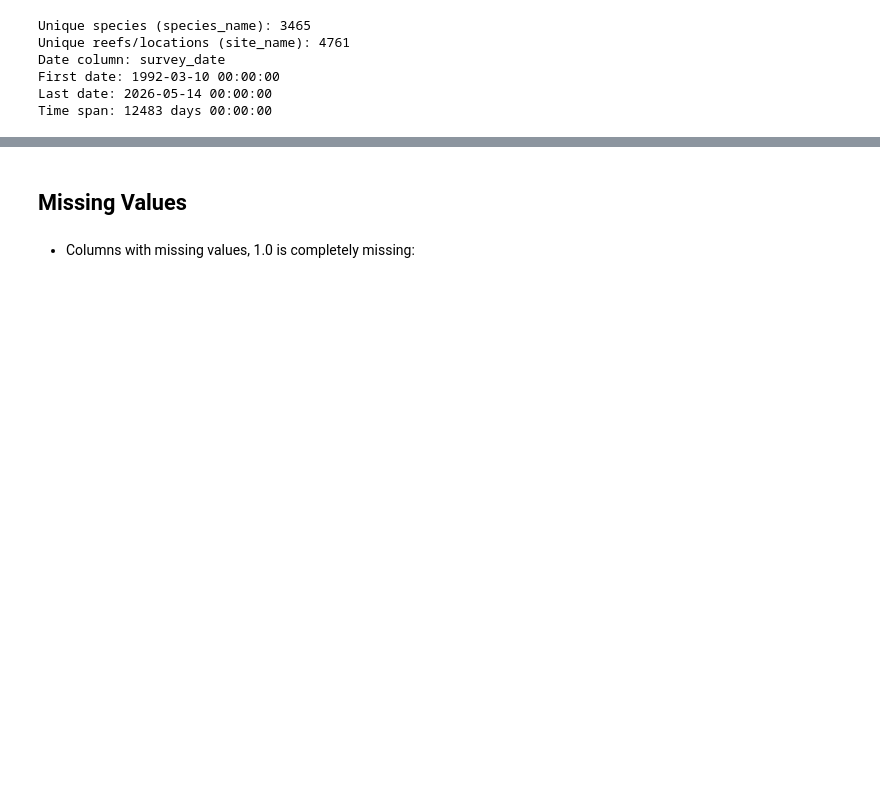
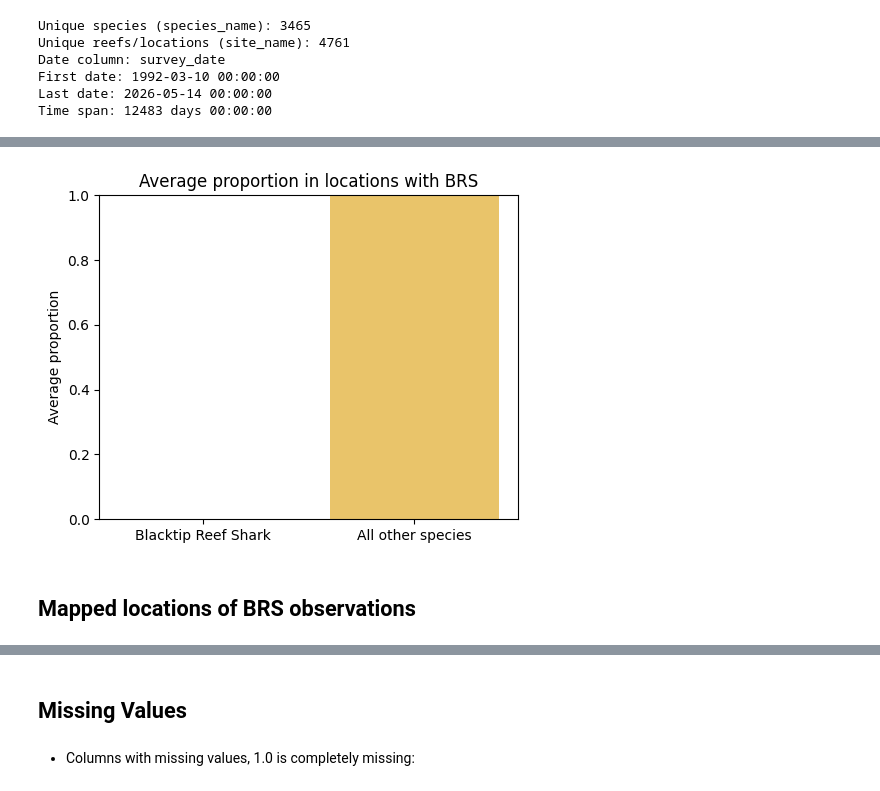
Before and after one commit to yhtan752-ai/ModelOfTheSeaCalibrationModel, a Jupyter notebook: IMOS/IMOS_EDA.ipynb, the cells around one changed output, grey strips where cells are left out. Drawn from its saved outputs; the diff is of its cells as text; code cells hidden in the pictures; blank space fills up the shorter version.

```diff
--- a/IMOS/IMOS_EDA.ipynb
+++ b/IMOS/IMOS_EDA.ipynb
@@ -264,0 +262,76 @@ memory usage: 428.0+ MB
+# %%
+blacktip_scientific = 'Carcharhinus melanopterus'
+blacktip_common = 'blacktip reef shark'
+
+name_cols = [col for col in ['species_name', 'reporting_name'] if col in df.columns]
+bt_mask = pd.Series(False, index=df.index)
+for col in name_cols:
+    bt_mask |= df[col].str.contains(blacktip_scientific, case=False, na=False)
+    bt_mask |= df[col].str.contains(blacktip_common, case=False, na=False)
+
+df['total_num'] = pd.to_numeric(df['total'], errors='coerce') if 'total' in df.columns else np.nan
+df['biomass_num'] = pd.to_numeric(df['biomass'], errors='coerce') if 'biomass' in df.columns else np.nan
+
+preferred_location_cols = ['site_name', 'site_code', 'location', 'survey_id', 'site']
+location_col = next((c for c in preferred_location_cols if c in df.columns), None)
+if location_col is None:
+    fallback = [c for c in df.columns if 'location' in c.lower() or 'site' in c.lower()]
+    location_col = fallback[0] if fallback else None
+
+if location_col is None:
+    print('No location column found; cannot summarise by location.')
+else:
+    locations_total = df[location_col].dropna().unique()
+    locations_with_blacktip = df.loc[bt_mask, location_col].dropna().unique()
+    count_locations_blacktip = len(locations_with_blacktip)
+    total_locations = len(locations_total)
+    prop_locations_blacktip = (count_locations_blacktip / total_locations) if total_locations else np.nan
+
+    df_kept = df[df[location_col].isin(locations_with_blacktip)]
+
+    preferred_survey_cols = ['survey_id', 'sample_id', 'event_id', 'transect_id', 'replicate_id']
+    survey_col = next((c for c in preferred_survey_cols if c in df.columns), None)
+    if survey_col is None:
+        fallback = [c for c in df.columns if 'survey' in c.lower() or 'transect' in c.lower() or 'event' in c.lower()]
+        survey_col = fallback[0] if fallback else None
+
+    if survey_col is None:
+        if date_col is not None:
+            survey_key = [location_col, date_col]
+            survey_label = f'{location_col}+{date_col}'
+        else:
+            survey_key = [location_col]
+            survey_label = location_col
+    else:
+        survey_key = [survey_col]
+        survey_label = survey_col
+
+    brs_survey_count = df.loc[bt_mask, survey_key].dropna().drop_duplicates().shape[0]
+
+    blacktip_abundance = df.loc[bt_mask].groupby(survey_key)['total_num'].sum(min_count=1)
+    bt_desc = blacktip_abundance.describe(percentiles=[0.25, 0.5, 0.75])
+    blacktip_biomass = df.loc[bt_mask].groupby(location_col)['biomass_num'].sum(min_count=1)
+    bt_biomass_desc = blacktip_biomass.describe(percentiles=[0.25, 0.5, 0.75])
+
+    print(f'Location col: {location_col}')
+    print(f'locations with BRS: {count_locations_blacktip} / {total_locations} ({prop_locations_blacktip:.3f})')
+    print(f'Surveys with BRS sightings ({survey_label}): {brs_survey_count}')
+    print(f'BRS abundance per survey ({survey_label}) (total):')
+    print(bt_desc[['min', '25%', '50%', 'mean', '75%', 'max']])
+    if not bt_biomass_desc.empty:
+        print('BRS biomass per location (total):')
+        print(bt_biomass_desc[['min', '25%', '50%', 'mean', '75%', 'max']])
+
+    total_per_location = df_kept.groupby(location_col)['total_num'].sum(min_count=1)
+    blacktip_abundance = blacktip_abundance.reindex(total_per_location.index, fill_value=0)
+    proportions = blacktip_abundance / total_per_location
+    avg_prop = proportions.mean()
+    avg_other = 1 - avg_prop
+
+    fig, ax = plt.subplots(figsize=(5, 4))
+    ax.bar(['Blacktip Reef Shark', 'All other species'], [avg_prop, avg_other], color=['#2a9d8f', '#e9c46a'])
+    ax.set_ylim(0, 1)
+    ax.set_ylabel('Average proportion')
+    ax.set_title('Average proportion in locations with BRS')
+    plt.tight_layout()
+# %% [output]
@@ -264,0 +357,3 @@ memory usage: 428.0+ MB
+[figure, added]
+# %% [markdown]
+## Mapped locations of BRS observations
```
Also changed, not shown: parts of 20 cells of this notebook, 1 other file.
